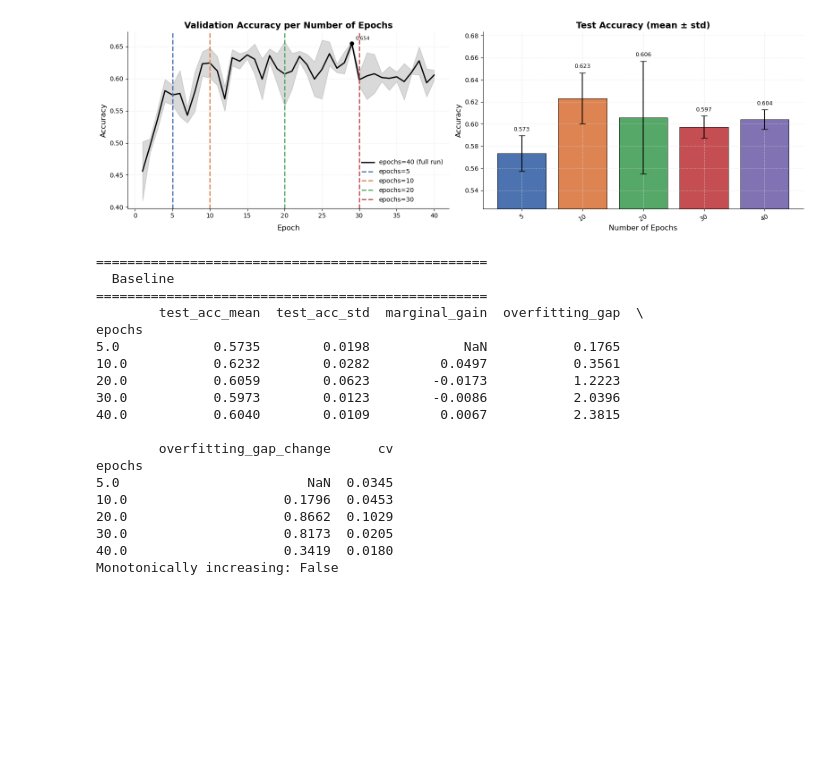
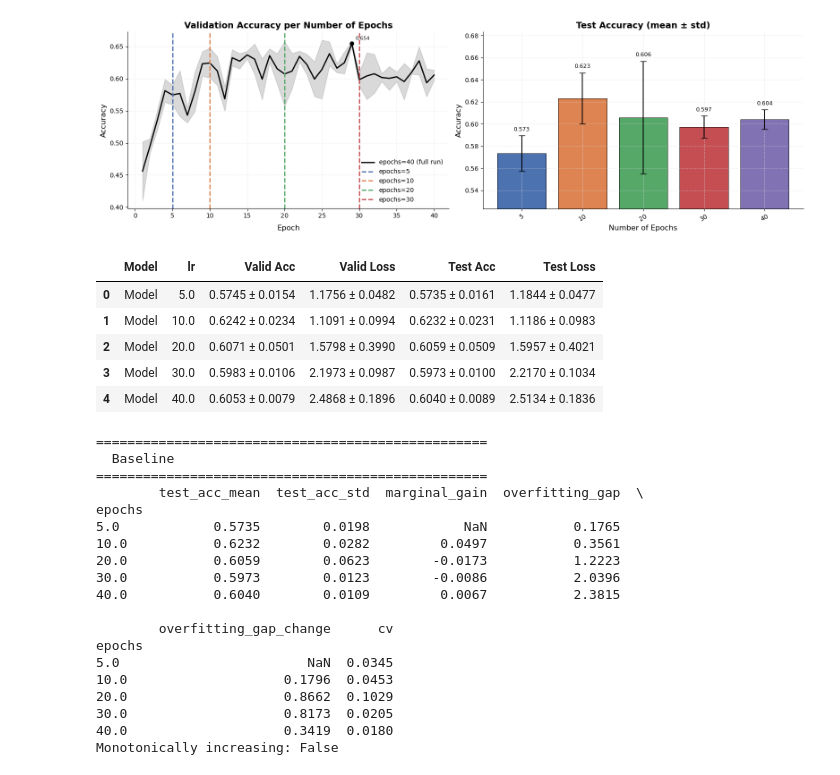
Before and after one commit to nadias03/image-classification-with-CNNs, a Jupyter notebook: experiments/hyperparameters/training_experiments/training_hyperparameters.ipynb, the cells around one changed output. Drawn from its saved outputs; the diff is of its cells as text; code cells hidden in the pictures; blank space fills up the shorter version.

Commit message:
no epochs summarize results

```diff
--- a/experiments/hyperparameters/training_experiments/training_hyperparameters.ipynb
+++ b/experiments/hyperparameters/training_experiments/training_hyperparameters.ipynb
@@ -623,6 +623,16 @@ plot_epoch_overlay(baseline_results_epochs)
 plot_accuracy_epoch_overlay(baseline_results_epochs)
 # %% [output]
 [figure]
+# %%
+df = summarize_results(baseline_results_epochs)
+print_summary_table(df, hyperparameter='lr')
+# %% [output]
+|  | Model | lr | Valid Acc | Valid Loss | Test Acc | Test Loss |
+| 0 | Model | 5.0 | 0.5745 ± 0.0154 | 1.1756 ± 0.0482 | 0.5735 ± 0.0161 | 1.1844 ± 0.0477 |
+| 1 | Model | 10.0 | 0.6242 ± 0.0234 | 1.1091 ± 0.0994 | 0.6232 ± 0.0231 | 1.1186 ± 0.0983 |
+| 2 | Model | 20.0 | 0.6071 ± 0.0501 | 1.5798 ± 0.3990 | 0.6059 ± 0.0509 | 1.5957 ± 0.4021 |
+| 3 | Model | 30.0 | 0.5983 ± 0.0106 | 2.1973 ± 0.0987 | 0.5973 ± 0.0100 | 2.2170 ± 0.1034 |
+| 4 | Model | 40.0 | 0.6053 ± 0.0079 | 2.4868 ± 0.1896 | 0.6040 ± 0.0089 | 2.5134 ± 0.1836 |
 # %%
 stats = analyze_results(baseline_results_epochs, model_name = 'Baseline')
 # %% [output]
```
Also changed, not shown: parts of 2 cells of this notebook.
